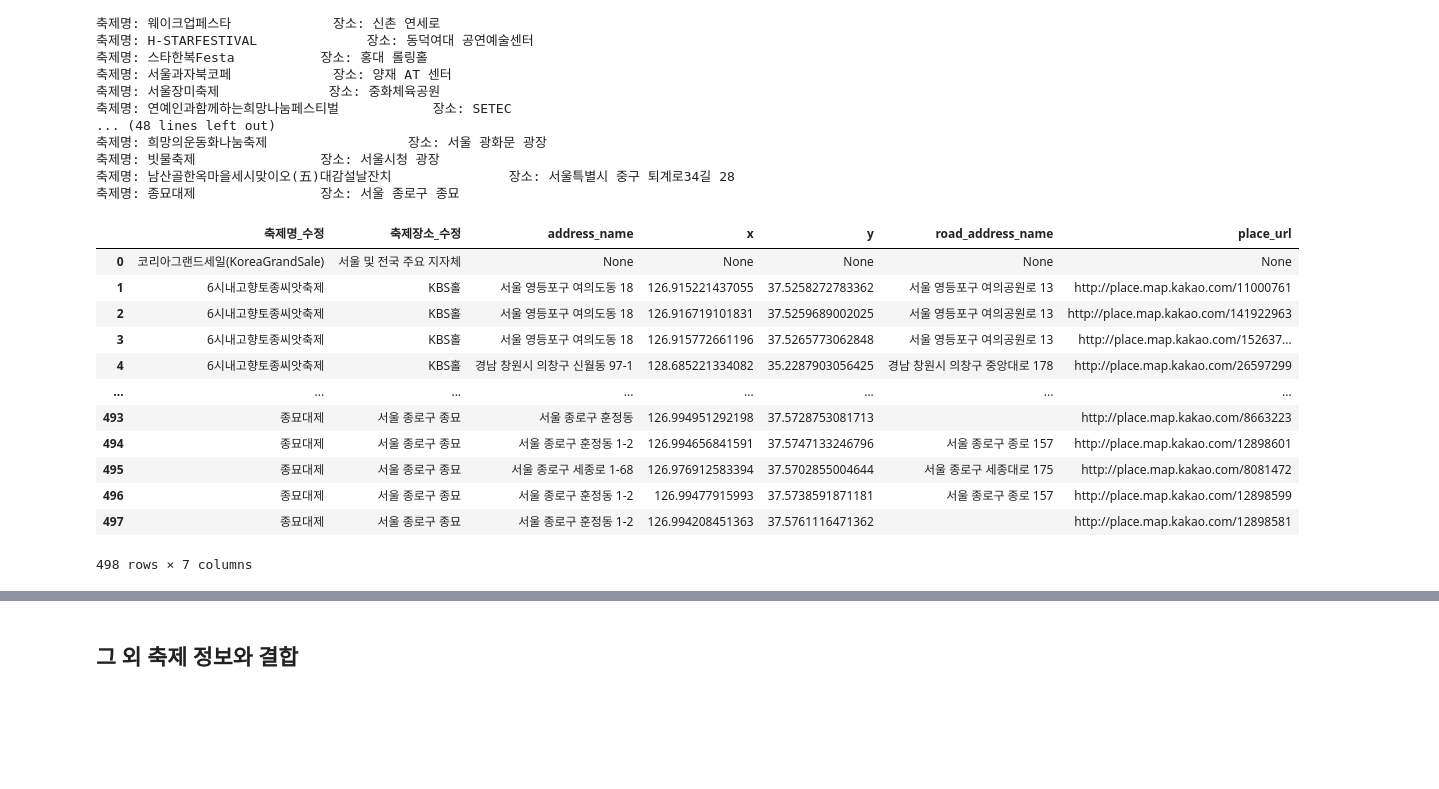
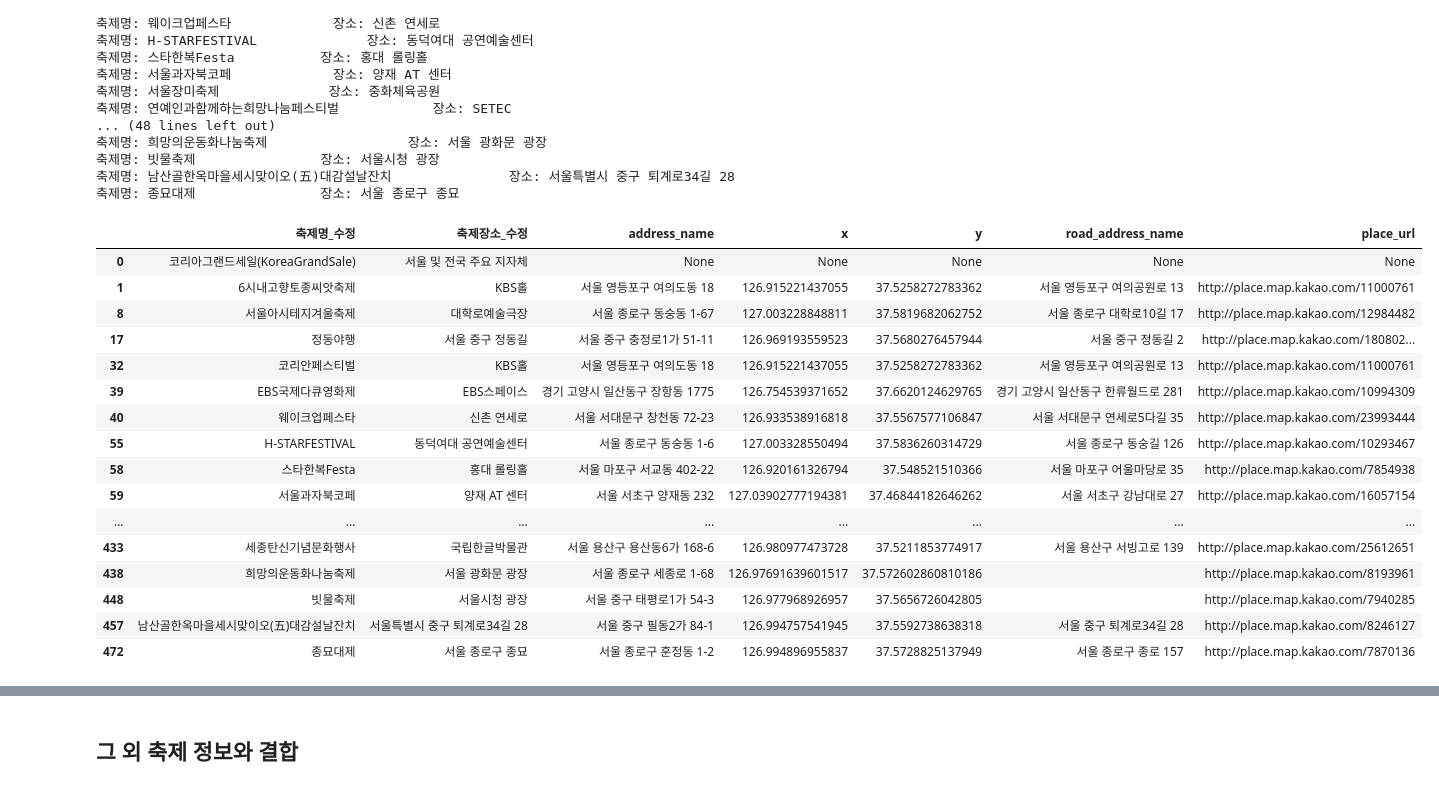
Before and after one commit to HGmin1159/Seoul_Festival, a Jupyter notebook: 데이터전처리/data/크롤링/crawling_final.ipynb, the cells around one changed output, grey strips where cells are left out. Saved outputs shown, nothing was run; the diff lists cells and outputs as text; code cells hidden in the pictures; blank space fills up the shorter version.

```diff
--- a/데이터전처리/data/크롤링/crawling_final.ipynb
+++ b/데이터전처리/data/크롤링/crawling_final.ipynb
@@ -530,15 +528,8 @@ festival_info.loc[festival_info['축제장소_수정']!='없음'].drop_duplicate
 # %%
 # 코엑스
-pd.set_option("display.precision",  11)
-x = 127.0567866
-y = 37.5123703
-
-road_address_name = '서울 강남구 영동대로 513'
-place_url = 'https://place.map.kakao.com/17573702'
-
-festival_info['x'] = np.where(festival_info['축제장소_수정']=='코엑스', x, festival_info['x'])
-festival_info['y'] = np.where(festival_info['축제장소_수정']=='코엑스', y, festival_info['y'])
-festival_info['road_address_name'] = np.where(festival_info['축제장소_수정']=='코엑스', road_address_name, festival_info['road_address_name'])
-festival_info['place_url'] = np.where(festival_info['축제장소_수정']=='코엑스', place_url, festival_info['place_url'])
-festival_info['address_name'] = np.where(festival_info['축제장소_수정']=='코엑스', '', festival_info['address_name'])
+festival_info['x'] = np.where(festival_info['축제장소_수정']=='코엑스', coex_info.iloc[0]['x'], festival_info['x'])
+festival_info['y'] = np.where(festival_info['축제장소_수정']=='코엑스', coex_info.iloc[0]['y'], festival_info['y'])
+festival_info['road_address_name'] = np.where(festival_info['축제장소_수정']=='코엑스', coex_info.iloc[0]['road_address_name'], festival_info['road_address_name'])
+festival_info['place_url'] = np.where(festival_info['축제장소_수정']=='코엑스', coex_info.iloc[0]['place_url'], festival_info['place_url'])
+festival_info['address_name'] = np.where(festival_info['축제장소_수정']=='코엑스', coex_info.iloc[0]['address_name'], festival_info['address_name'])
 # %%
@@ -700,6 +679,7 @@ festival_2016['축제장소_수정'] = np.where(festival_2016['축제장소_수
 festival_2016['축제장소_수정'] = np.where(festival_2016['축제장소_수정'].str.contains('올림픽공원'), '올림픽공원', festival_2016['축제장소_수정'])
 festival_2016['축제장소_수정'] = np.where(festival_2016['축제장소_수정'].str.contains('국립한글박물관'), '국립한글박물관', festival_2016['축제장소_수정'])
 festival_2016['축제장소_수정'] = np.where(festival_2016['축제장소_수정'].str.contains('코엑스'), '코엑스', festival_2016['축제장소_수정'])
+festival_2016['축제장소_수정'] = np.where(festival_2016['축제장소_수정'].str.contains('서울숲'), '2호선 뚝섬역', festival_2016['축제장소_수정'])
 # %%
 url = "https://dapi.kakao.com/v2/local/search/keyword.json"
 apikey = "7f6745340f5774fddc3560cf93bf54b3"
@@ -765,19 +745,23 @@ for nm, location in zip(festival_2016['축제명_수정'], festival_2016['축제
 축제명: 종묘대제                장소: 서울 종로구 종묘
 # %%
 festival_info = pd.DataFrame(result, columns = ['축제명_수정', '축제장소_수정','address_name', 'x', 'y', 'road_address_name', 'place_url'])
-festival_info
+festival_info.loc[festival_info['축제장소_수정']!='없음'].drop_duplicates(['축제명_수정', '축제장소_수정'])
 # %% [output]
 |  | 축제명_수정 | 축제장소_수정 | address_name | x | y | road_address_name | place_url |
 | 0 | 코리아그랜드세일(KoreaGrandSale) | 서울 및 전국 주요 지자체 | None | None | None | None | None |
 | 1 | 6시내고향토종씨앗축제 | KBS홀 | 서울 영등포구 여의도동 18 | 126.915221437055 | 37.5258272783362 | 서울 영등포구 여의공원로 13 | http://place.map.kakao.com/11000761 |
-| 2 | 6시내고향토종씨앗축제 | KBS홀 | 서울 영등포구 여의도동 18 | 126.916719101831 | 37.5259689002025 | 서울 영등포구 여의공원로 13 | http://place.map.kakao.com/141922963 |
-| 3 | 6시내고향토종씨앗축제 | KBS홀 | 서울 영등포구 여의도동 18 | 126.915772661196 | 37.5265773062848 | 서울 영등포구 여의공원로 13 | http://place.map.kakao.com/152637... |
-| 4 | 6시내고향토종씨앗축제 | KBS홀 | 경남 창원시 의창구 신월동 97-1 | 128.685221334082 | 35.2287903056425 | 경남 창원시 의창구 중앙대로 178 | http://place.map.kakao.com/26597299 |
+| 8 | 서울아시테지겨울축제 | 대학로예술극장 | 서울 종로구 동숭동 1-67 | 127.003228848811 | 37.5819682062752 | 서울 종로구 대학로10길 17 | http://place.map.kakao.com/12984482 |
+| 17 | 정동야행 | 서울 중구 정동길 | 서울 중구 충정로1가 51-11 | 126.969193559523 | 37.5680276457944 | 서울 중구 정동길 2 | http://place.map.kakao.com/180802... |
+| 32 | 코리안페스티벌 | KBS홀 | 서울 영등포구 여의도동 18 | 126.915221437055 | 37.5258272783362 | 서울 영등포구 여의공원로 13 | http://place.map.kakao.com/11000761 |
+| 39 | EBS국제다큐영화제 | EBS스페이스 | 경기 고양시 일산동구 장항동 1775 | 126.754539371652 | 37.6620124629765 | 경기 고양시 일산동구 한류월드로 281 | http://place.map.kakao.com/10994309 |
+| 40 | 웨이크업페스타 | 신촌 연세로 | 서울 서대문구 창천동 72-23 | 126.933538916818 | 37.5567577106847 | 서울 서대문구 연세로5다길 35 | http://place.map.kakao.com/23993444 |
+| 55 | H-STARFESTIVAL | 동덕여대 공연예술센터 | 서울 종로구 동숭동 1-6 | 127.003328550494 | 37.5836260314729 | 서울 종로구 동숭길 126 | http://place.map.kakao.com/10293467 |
+| 58 | 스타한복Festa | 홍대 롤링홀 | 서울 마포구 서교동 402-22 | 126.920161326794 | 37.548521510366 | 서울 마포구 어울마당로 35 | http://place.map.kakao.com/7854938 |
+| 59 | 서울과자북코페 | 양재 AT 센터 | 서울 서초구 양재동 232 | 127.03902777194381 | 37.46844182646262 | 서울 서초구 강남대로 27 | http://place.map.kakao.com/16057154 |
 | ... | ... | ... | ... | ... | ... | ... | ... |
-| 493 | 종묘대제 | 서울 종로구 종묘 | 서울 종로구 훈정동 | 126.994951292198 | 37.5728753081713 |  | http://place.map.kakao.com/8663223 |
-| 494 | 종묘대제 | 서울 종로구 종묘 | 서울 종로구 훈정동 1-2 | 126.994656841591 | 37.5747133246796 | 서울 종로구 종로 157 | http://place.map.kakao.com/12898601 |
-| 495 | 종묘대제 | 서울 종로구 종묘 | 서울 종로구 세종로 1-68 | 126.976912583394 | 37.5702855004644 | 서울 종로구 세종대로 175 | http://place.map.kakao.com/8081472 |
-| 496 | 종묘대제 | 서울 종로구 종묘 | 서울 종로구 훈정동 1-2 | 126.99477915993 | 37.5738591871181 | 서울 종로구 종로 157 | http://place.map.kakao.com/12898599 |
-| 497 | 종묘대제 | 서울 종로구 종묘 | 서울 종로구 훈정동 1-2 | 126.994208451363 | 37.5761116471362 |  | http://place.map.kakao.com/12898581 |
+| 433 | 세종탄신기념문화행사 | 국립한글박물관 | 서울 용산구 용산동6가 168-6 | 126.980977473728 | 37.5211853774917 | 서울 용산구 서빙고로 139 | http://place.map.kakao.com/25612651 |
+| 438 | 희망의운동화나눔축제 | 서울 광화문 광장 | 서울 종로구 세종로 1-68 | 126.97691639601517 | 37.572602860810186 |  | http://place.map.kakao.com/8193961 |
+| 448 | 빗물축제 | 서울시청 광장 | 서울 중구 태평로1가 54-3 | 126.977968926957 | 37.5656726042805 |  | http://place.map.kakao.com/7940285 |
+| 457 | 남산골한옥마을세시맞이오(五)대감설날잔치 | 서울특별시 중구 퇴계로34길 28 | 서울 중구 필동2가 84-1 | 126.994757541945 | 37.5592738638318 | 서울 중구 퇴계로34길 28 | http://place.map.kakao.com/8246127 |
+| 472 | 종묘대제 | 서울 종로구 종묘 | 서울 종로구 훈정동 1-2 | 126.994896955837 | 37.5728825137949 | 서울 종로구 종로 157 | http://place.map.kakao.com/7870136 |
-498 rows × 7 columns
 # %%
```
Also changed, not shown: parts of 22 cells of this notebook, 1 other file.
